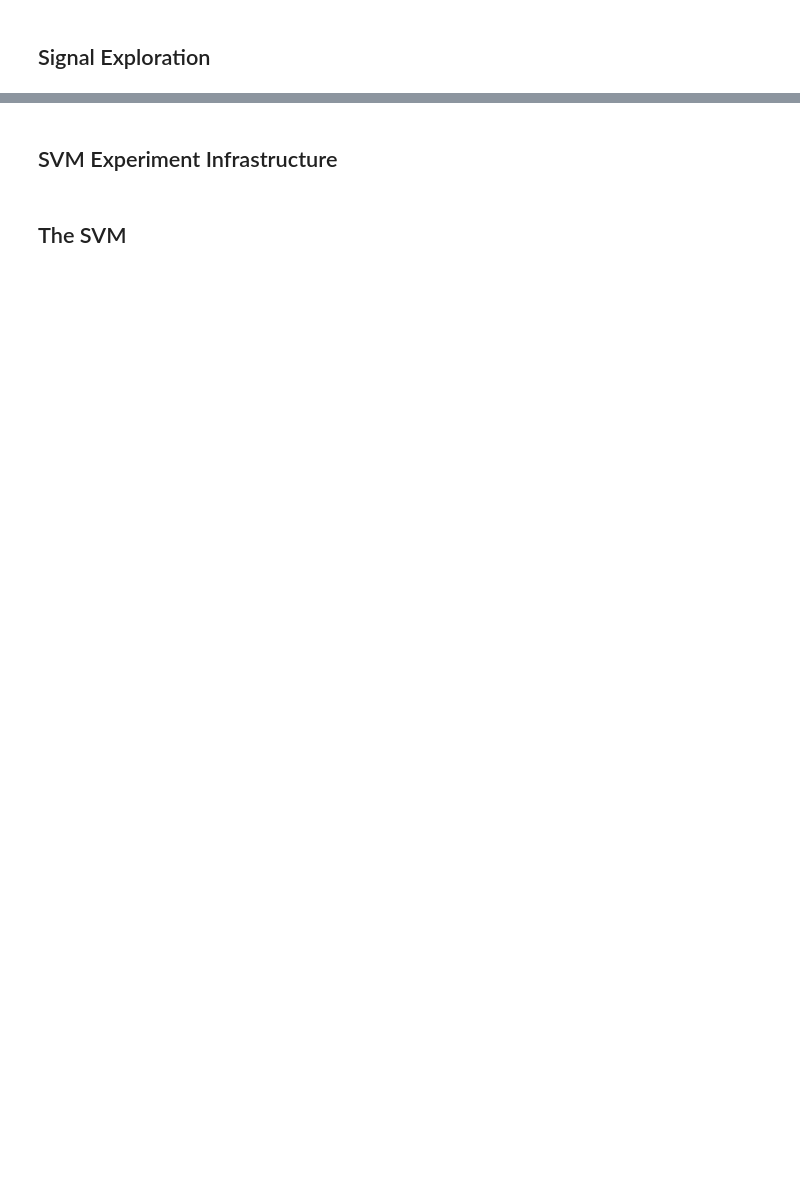
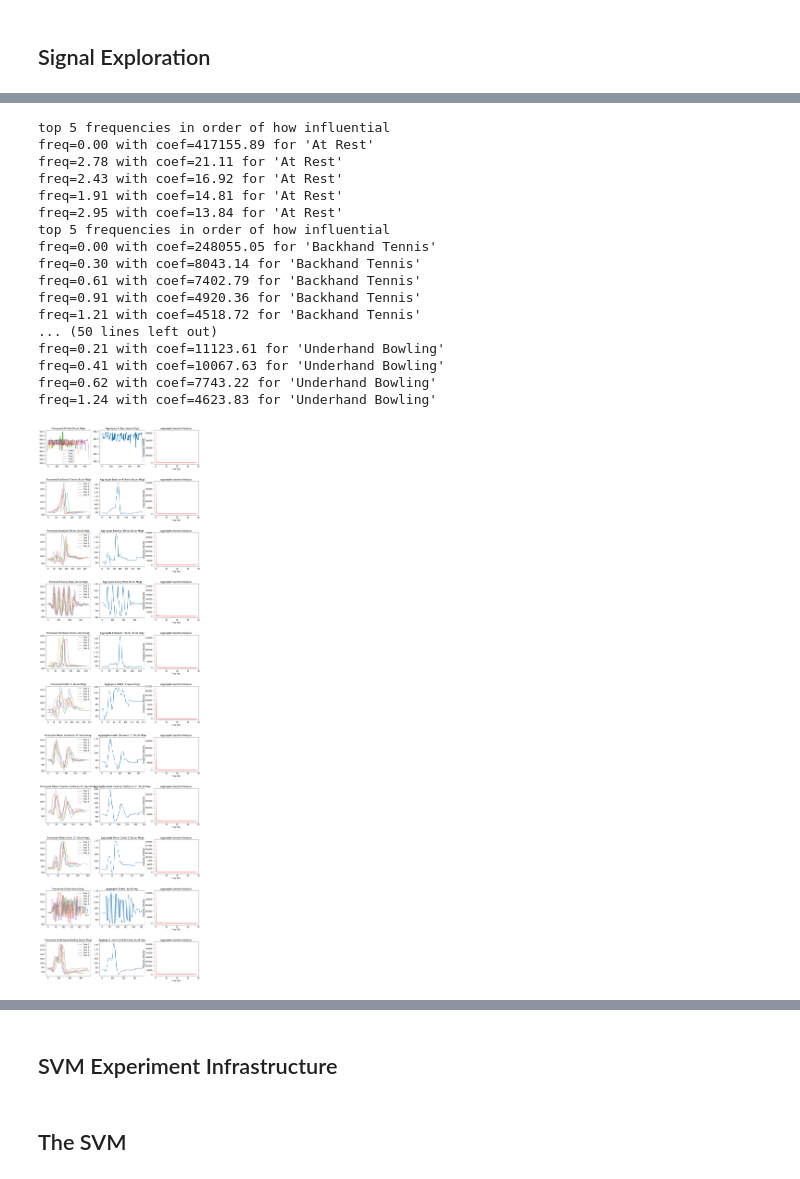
Before and after one commit to nicolekriley/cse599pis_a1, a Jupyter notebook: a4/SVMGestureRecognizer.ipynb, the cells around one changed output, grey strips where cells are left out. Cells and saved outputs as stored; diff of their text form; code cells hidden in the pictures; blank space fills up the shorter version.

```diff
--- a/a4/SVMGestureRecognizer.ipynb
+++ b/a4/SVMGestureRecognizer.ipynb
@@ -707,0 +770,21 @@ max freq=0.00 with coef=350262.74 for 'Underhand Bowling'
+# %%
+print_spectral_analysis(jon_gesture_set)
+# %% [output]
+top 5 frequencies in order of how influential
+freq=0.00 with coef=417155.89 for 'At Rest'
+freq=2.78 with coef=21.11 for 'At Rest'
+freq=2.43 with coef=16.92 for 'At Rest'
+freq=1.91 with coef=14.81 for 'At Rest'
+freq=2.95 with coef=13.84 for 'At Rest'
+top 5 frequencies in order of how influential
+freq=0.00 with coef=248055.05 for 'Backhand Tennis'
+freq=0.30 with coef=8043.14 for 'Backhand Tennis'
+freq=0.61 with coef=7402.79 for 'Backhand Tennis'
+freq=0.91 with coef=4920.36 for 'Backhand Tennis'
+freq=1.21 with coef=4518.72 for 'Backhand Tennis'
+... (50 lines left out)
+freq=0.21 with coef=11123.61 for 'Underhand Bowling'
+freq=0.41 with coef=10067.63 for 'Underhand Bowling'
+freq=0.62 with coef=7743.22 for 'Underhand Bowling'
+freq=1.24 with coef=4623.83 for 'Underhand Bowling'
+[figure, added]
```
Also changed, not shown: parts of 13 cells of this notebook.
